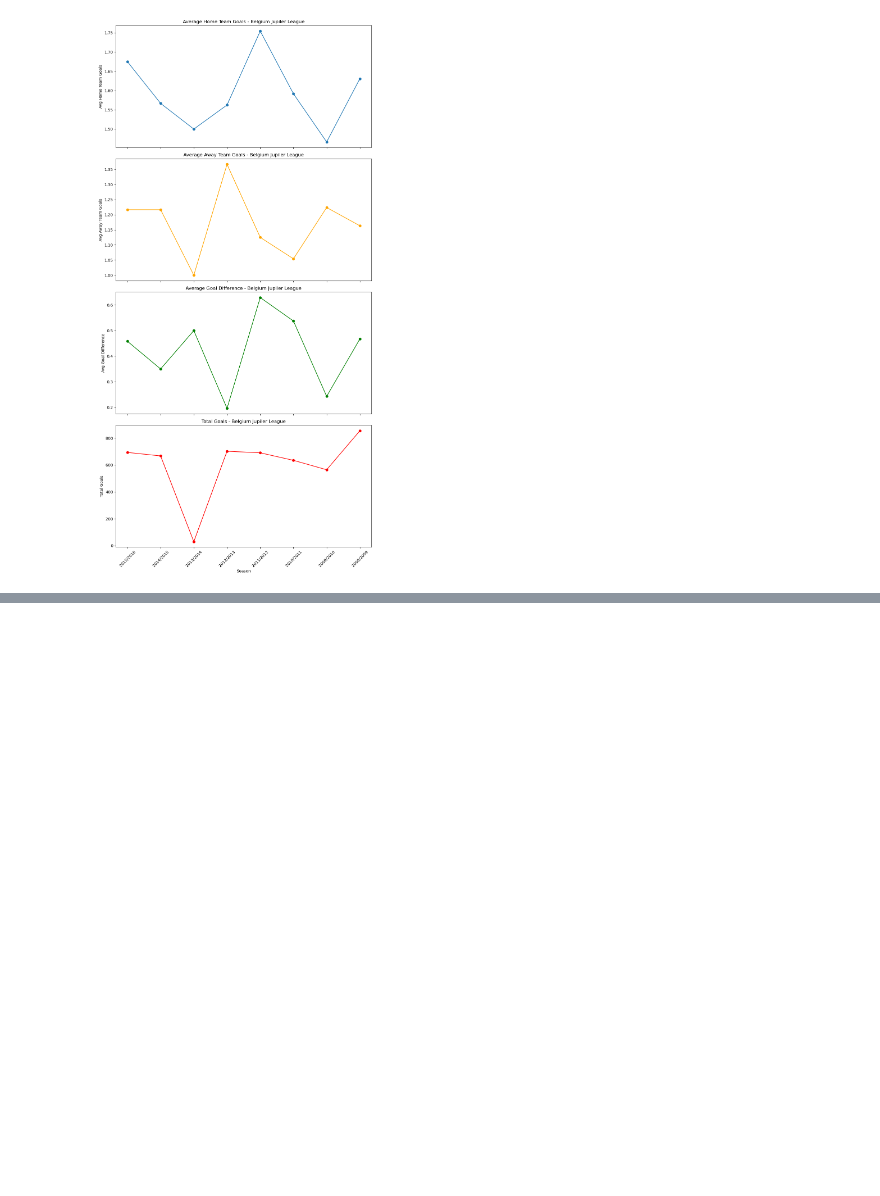
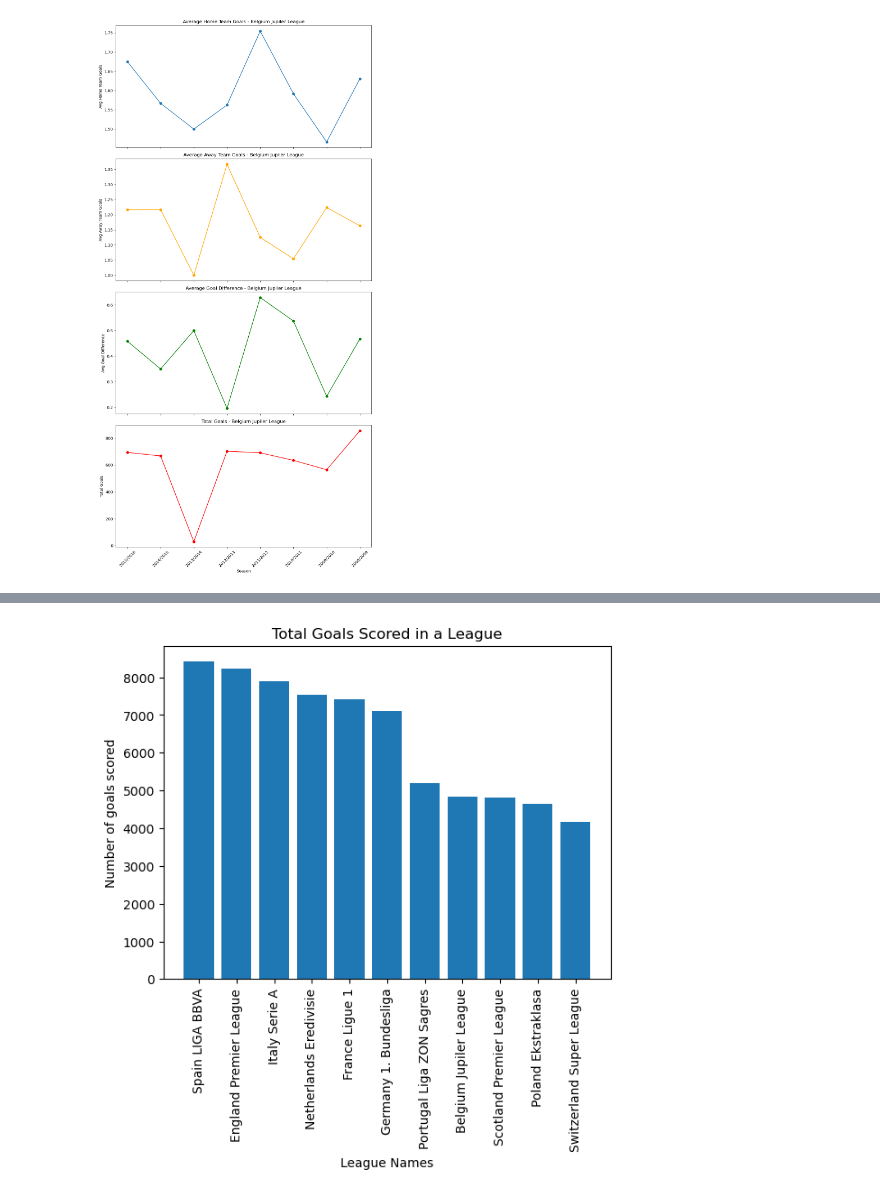
Before and after one commit to jatinkharbanda33/EuropeanSoccerAnalysis, a Jupyter notebook: Europeon Soccer Data Analysis.ipynb, the cells around one changed output, grey strips where cells are left out. Drawn from its saved outputs; the diff is of its cells as text; code cells hidden in the pictures; blank space fills up the shorter version.

```diff
--- a/Europeon Soccer Data Analysis.ipynb
+++ b/Europeon Soccer Data Analysis.ipynb
@@ -6,7 +6,7 @@ import pandas as pd
 import sqlite3
 import matplotlib.pyplot as plt
 # %%
-databasePath="E:/sql/database.sqlite"
+databasePath="E:\khabra\database.sqlite"
 # %%
 connection=sqlite3.connect(databasePath)
 # %%
@@ -161,0 +164,10 @@ plot_metrics('Belgium', 'Belgium Jupiler League', countryPerformance)
+# %%
+most_goal_scored_leaguewise = pd.read_sql('''
+                                          select l.name Leagues, sum(home_team_goal+away_team_goal) Goals_Scored
+                                          from league l
+                                          left join match m
+                                          on l.id = m.league_id
+                                          group by m.league_id
+                                          order by Goals_Scored desc;
+                                          ''', connection)
+most_goal_scored_leaguewise
@@ -161,0 +187,9 @@ plot_metrics('Belgium', 'Belgium Jupiler League', countryPerformance)
+# %%
+plt.bar(most_goal_scored_leaguewise['Leagues'], most_goal_scored_leaguewise['Goals_Scored'])
+plt.title("Total Goals Scored in a League")
+plt.xlabel("League Names")
+plt.ylabel("Number of goals scored")
+plt.xticks(rotation=90)
+plt.show()
+# %% [output]
+[figure, added]
```
Also changed, not shown: parts of 12 cells of this notebook.
